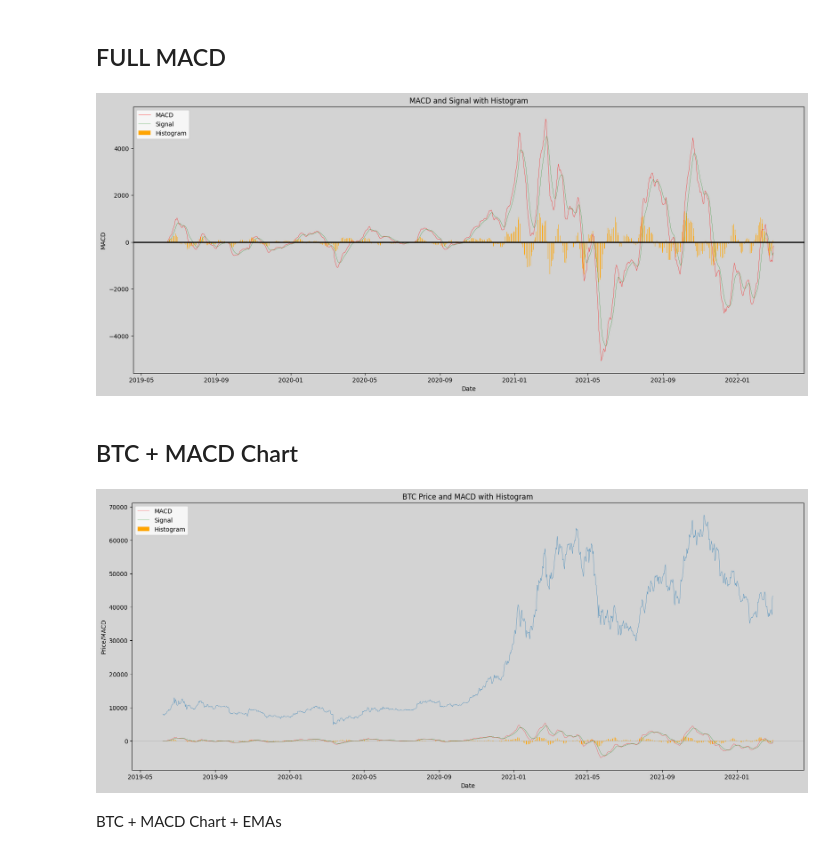
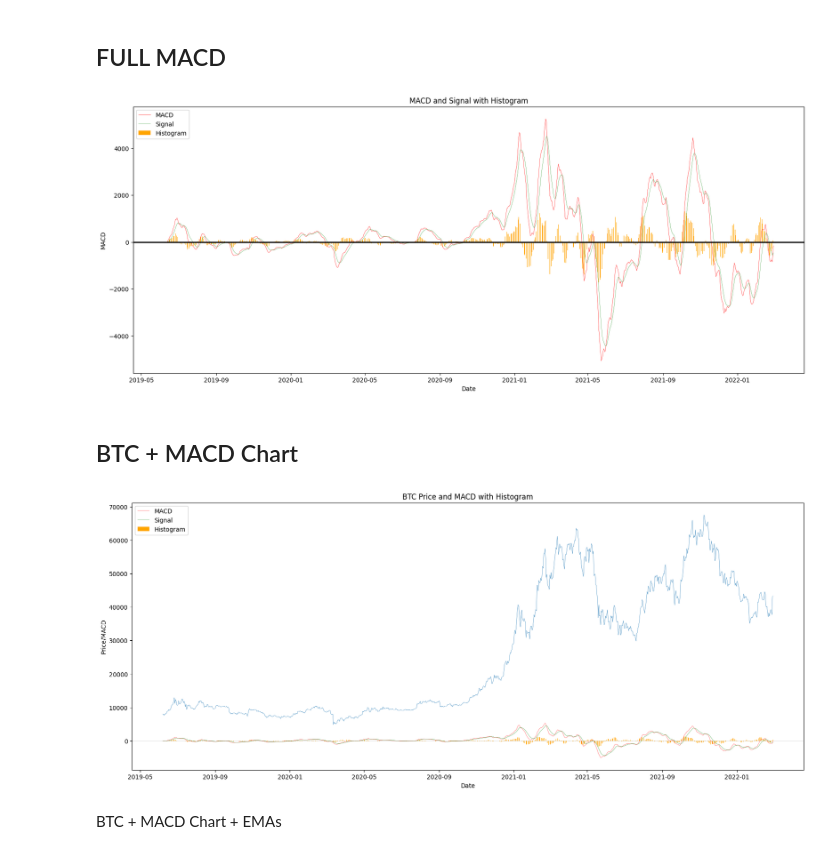
Before and after one commit to timschopinski/macd-analysis, a Jupyter notebook: main.ipynb, the cells around one changed output. Saved outputs shown, nothing was run; the diff lists cells and outputs as text; code cells hidden in the pictures.

Commit message:
images background changed to white

```diff
--- a/main.ipynb
+++ b/main.ipynb
@@ -113,8 +113,8 @@ plt.show()
 # %%
 
 fig, ax = plt.subplots(figsize=(20, 8))
-ax.set_facecolor('lightgray')
-fig.set_facecolor('lightgray')
+ax.set_facecolor('white')
+fig.set_facecolor('white')
 plt.plot(macd_data['macd'], label='MACD', color='red', lw=0.4)
 plt.plot(macd_data['signal'], label='Signal', color='green', lw=0.3)
 
@@ -127,33 +127,34 @@ plt.ylabel('MACD')
 plt.title('MACD and Signal with Histogram')
 plt.legend(loc='upper left')
 
+plt.savefig('charts/full_macd_daily.png')
 # display the plot
 plt.show()
 # %% [output]
-[figure, old version]
+[figure, new version]
 # %% [markdown]
 <h2>BTC + MACD Chart</h2
 # %%
 
 fig, ax = plt.subplots(figsize=(20, 8))
-ax.set_facecolor('lightgray')
-fig.set_facecolor('lightgray')
+ax.set_facecolor('white')
+fig.set_facecolor('white')
 plt.plot(btc_data['close'], lw=0.4)
 plt.plot(macd_data['macd'], label='MACD', color='red', lw=0.3)
 plt.plot(macd_data['signal'], label='Signal', color='green', lw=0.3)
 
 plt.bar(macd_data.index, macd_data['histogram'], color='orange', width=0.4, label='Histogram')
 
 plt.axhline(0, color='black', lw=0.1)
 
 plt.xlabel('Date')
 plt.ylabel('Price/MACD')
 plt.title('BTC Price and MACD with Histogram')
 plt.legend(loc='upper left')
-
+plt.savefig('charts/btc_and_macd_daily.png')
 plt.show()
 # %% [output]
-[figure, old version]
+[figure, new version]
 # %% [markdown]
 BTC + MACD Chart + EMAs
 # %%
```
Also changed, not shown: parts of 4 cells of this notebook, 6 other files.
